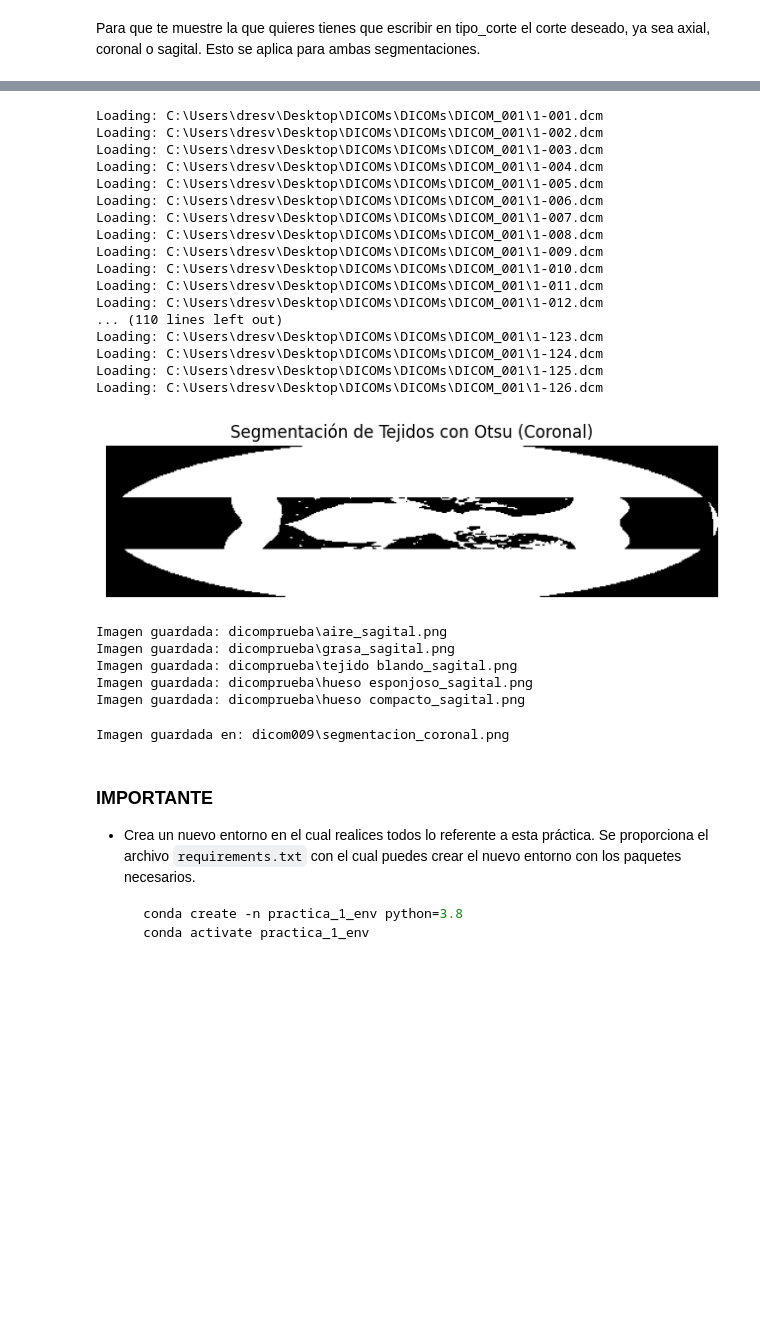
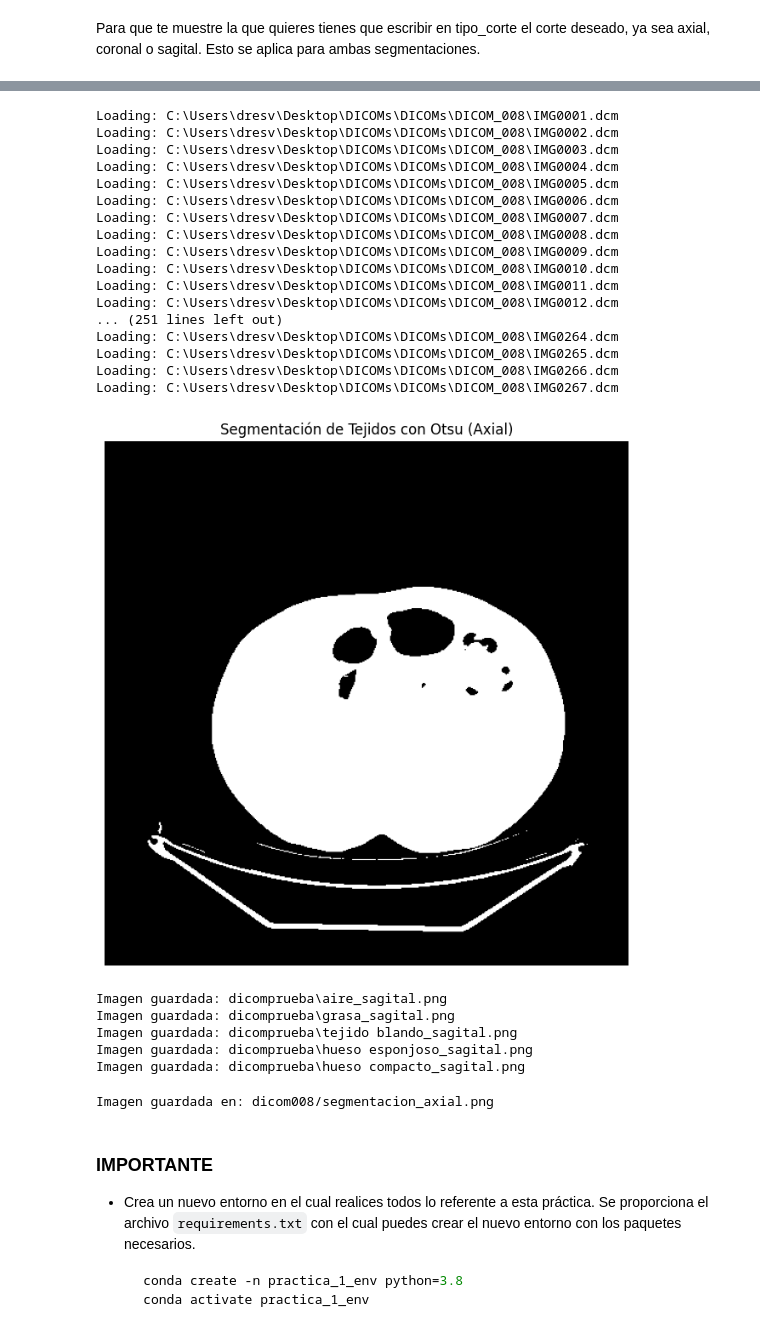
Before and after one commit to PaulaMartinezCamarero/P1_Sistemas_Inteligentes, a Jupyter notebook: code/Practica_1.ipynb, the cells around one changed output, grey strips where cells are left out. Saved outputs shown, nothing was run; the diff lists cells and outputs as text; code cells hidden in the pictures; blank space fills up the shorter version.

```diff
--- a/code/Practica_1.ipynb
+++ b/code/Practica_1.ipynb
@@ -310,33 +310,33 @@ from modules.archivo import MuestraSegmentacionOtsu
 # %%
 imagenes = Load_Slices(foldername)
 volumen, img_shape, aspectos, tamaño_voxel = CreaVolumen(imagenes)
 
 metadatos = MetadataDT(imagenes)
 modalidad = metadatos['Tipo de imagen']
 paciente = metadatos['Nombre del sujeto']
 
 volumen_segmentado = Segmentar_Otsu(volumen)
 
-MuestraSegmentacionOtsu(volumen_segmentado, tipo_corte="coronal", titulo="Segmentación de Tejidos con Otsu")
+MuestraSegmentacionOtsu(volumen_segmentado, tipo_corte="axial", titulo="Segmentación de Tejidos con Otsu")
 # %% [output]
-Loading: C:\Users\dresv\Desktop\DICOMs\DICOMs\DICOM_001\1-001.dcm
-Loading: C:\Users\dresv\Desktop\DICOMs\DICOMs\DICOM_001\1-002.dcm
-Loading: C:\Users\dresv\Desktop\DICOMs\DICOMs\DICOM_001\1-003.dcm
-Loading: C:\Users\dresv\Desktop\DICOMs\DICOMs\DICOM_001\1-004.dcm
-Loading: C:\Users\dresv\Desktop\DICOMs\DICOMs\DICOM_001\1-005.dcm
-Loading: C:\Users\dresv\Desktop\DICOMs\DICOMs\DICOM_001\1-006.dcm
-Loading: C:\Users\dresv\Desktop\DICOMs\DICOMs\DICOM_001\1-007.dcm
-Loading: C:\Users\dresv\Desktop\DICOMs\DICOMs\DICOM_001\1-008.dcm
-Loading: C:\Users\dresv\Desktop\DICOMs\DICOMs\DICOM_001\1-009.dcm
-Loading: C:\Users\dresv\Desktop\DICOMs\DICOMs\DICOM_001\1-010.dcm
-Loading: C:\Users\dresv\Desktop\DICOMs\DICOMs\DICOM_001\1-011.dcm
-Loading: C:\Users\dresv\Desktop\DICOMs\DICOMs\DICOM_001\1-012.dcm
-... (110 lines left out)
-Loading: C:\Users\dresv\Desktop\DICOMs\DICOMs\DICOM_001\1-123.dcm
-Loading: C:\Users\dresv\Desktop\DICOMs\DICOMs\DICOM_001\1-124.dcm
-Loading: C:\Users\dresv\Desktop\DICOMs\DICOMs\DICOM_001\1-125.dcm
-Loading: C:\Users\dresv\Desktop\DICOMs\DICOMs\DICOM_001\1-126.dcm
+Loading: C:\Users\dresv\Desktop\DICOMs\DICOMs\DICOM_008\IMG0001.dcm
+Loading: C:\Users\dresv\Desktop\DICOMs\DICOMs\DICOM_008\IMG0002.dcm
+Loading: C:\Users\dresv\Desktop\DICOMs\DICOMs\DICOM_008\IMG0003.dcm
+Loading: C:\Users\dresv\Desktop\DICOMs\DICOMs\DICOM_008\IMG0004.dcm
+Loading: C:\Users\dresv\Desktop\DICOMs\DICOMs\DICOM_008\IMG0005.dcm
+Loading: C:\Users\dresv\Desktop\DICOMs\DICOMs\DICOM_008\IMG0006.dcm
+Loading: C:\Users\dresv\Desktop\DICOMs\DICOMs\DICOM_008\IMG0007.dcm
+Loading: C:\Users\dresv\Desktop\DICOMs\DICOMs\DICOM_008\IMG0008.dcm
+Loading: C:\Users\dresv\Desktop\DICOMs\DICOMs\DICOM_008\IMG0009.dcm
+Loading: C:\Users\dresv\Desktop\DICOMs\DICOMs\DICOM_008\IMG0010.dcm
+Loading: C:\Users\dresv\Desktop\DICOMs\DICOMs\DICOM_008\IMG0011.dcm
+Loading: C:\Users\dresv\Desktop\DICOMs\DICOMs\DICOM_008\IMG0012.dcm
+... (251 lines left out)
+Loading: C:\Users\dresv\Desktop\DICOMs\DICOMs\DICOM_008\IMG0264.dcm
+Loading: C:\Users\dresv\Desktop\DICOMs\DICOMs\DICOM_008\IMG0265.dcm
+Loading: C:\Users\dresv\Desktop\DICOMs\DICOMs\DICOM_008\IMG0266.dcm
+Loading: C:\Users\dresv\Desktop\DICOMs\DICOMs\DICOM_008\IMG0267.dcm
-[figure, old version]
+[figure, new version]
 # %%
 from modules.archivo import guarda_segmentaciones_hu
 # %%
@@ -353,9 +353,9 @@ from modules.archivo import GuardaSegmentacionOtsu
 # %%
 
 
-GuardaSegmentacionOtsu(volumen_segmentado, tipo_corte="coronal", carpeta_salida="dicom009")
+GuardaSegmentacionOtsu(volumen_segmentado, tipo_corte="axial", carpeta_salida="dicom008")
 # %% [output]
-Imagen guardada en: dicom009\segmentacion_coronal.png
+Imagen guardada en: dicom008/segmentacion_axial.png
 # %% [markdown]
 ### IMPORTANTE
 - Crea un nuevo entorno en el cual realices todos lo referente a esta práctica. Se proporciona el archivo `requirements.txt` con el cual puedes crear el nuevo entorno con los paquetes necesarios.
```
Also changed, not shown: parts of 2 cells of this notebook, 2 other files.
